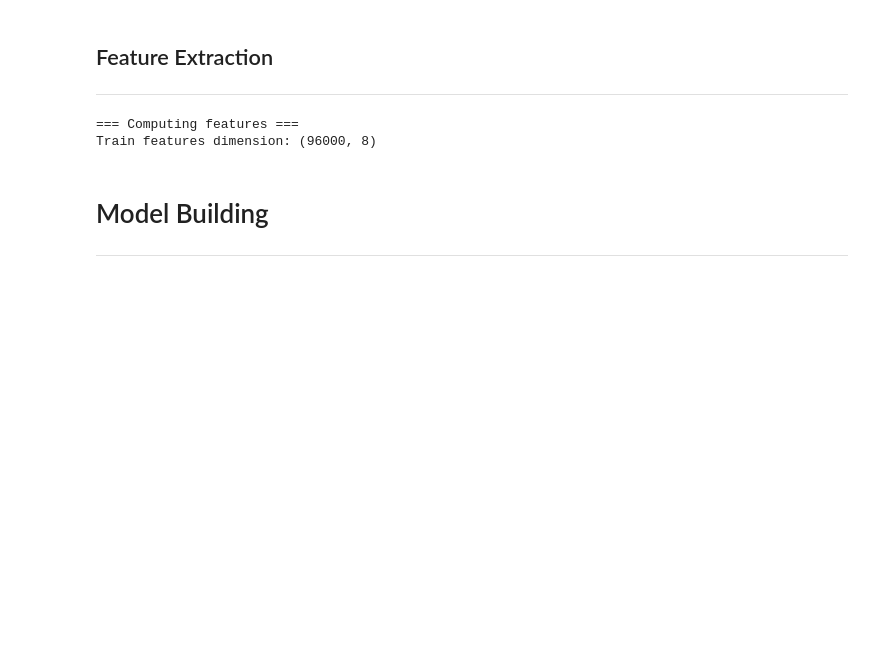
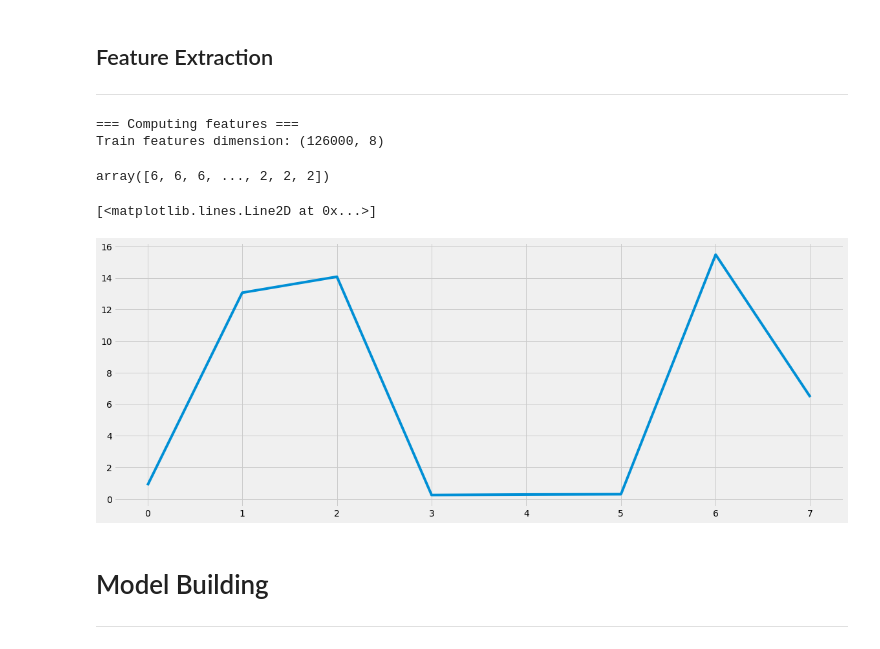
Before and after one commit to dsaharia/BTP-1-modulation_classification, a Jupyter notebook: Notebooks/00_basics_2016.10A.ipynb, the cells around one changed output. Drawn from its saved outputs; the diff is of its cells as text; code cells hidden in the pictures; blank space fills up the shorter version.

```diff
--- a/Notebooks/00_basics_2016.10A.ipynb
+++ b/Notebooks/00_basics_2016.10A.ipynb
@@ -20,7 +22,7 @@ plt.rcParams.update({'font.size': 15})
 plt.style.use('fivethirtyeight')
 # %%
 # Import the pickled raw file
-path = "/Volumes/DHIRAJ/B.Tech/Project-1/RML2016.10a_dict.pkl"
+path = "../Data/RML2016.10a_dict.pkl"
 with open(path, 'rb') as pic_file:
     data = pickle.load(pic_file, encoding='latin1')
 # %% [markdown]
@@ -102,7 +104,7 @@ Steps -
 2. Separate the training and testing data - Using `60%` (600/1000) for training and `40%` for testing.
 3. Create appropriate labels for the training step
 # %%
-analog_mods = ['WBFM', 'CPFSK','PAM4']
+analog_mods = ['WBFM', 'CPFSK']
 removed_keys = [key for key in data if key[0] in analog_mods]
 digital_data = {key: data[key] for key in data if key not in removed_keys}
 digital_snrs, digital_mods = map(lambda j: sorted(list(set(map(lambda x: x[j], digital_data.keys())))), [1,0])
@@ -114,5 +116,5 @@ Digital Mods: ['8PSK', 'AM-DSB', 'AM-SSB', 'BPSK', 'GFSK', 'QAM16', 'QAM64', 'QP
 # %%
-train_test_ratio = 0.6
+train_test_ratio = 0.7
 train_dict = {}
 test_dict = {}
 for key, value in digital_data.items():
@@ -240,7 +265,16 @@ X_train_features = extract_features(X_train)
 print(f"Train features dimension: {X_train_features.shape}")
 # %% [output]
 === Computing features ===
-Train features dimension: (96000, 8)
+Train features dimension: (126000, 8)
+# %%
+y_test[-20]
+# %% [output]
+array([6, 6, 6, ..., 2, 2, 2])
+# %%
+plt.plot(X_train_features[:2][0])
+# %% [output]
+[<matplotlib.lines.Line2D at 0x...>]
+[figure, added]
 # %% [markdown]
 # Model Building
 ---
```
Also changed, not shown: parts of 12 cells of this notebook.
